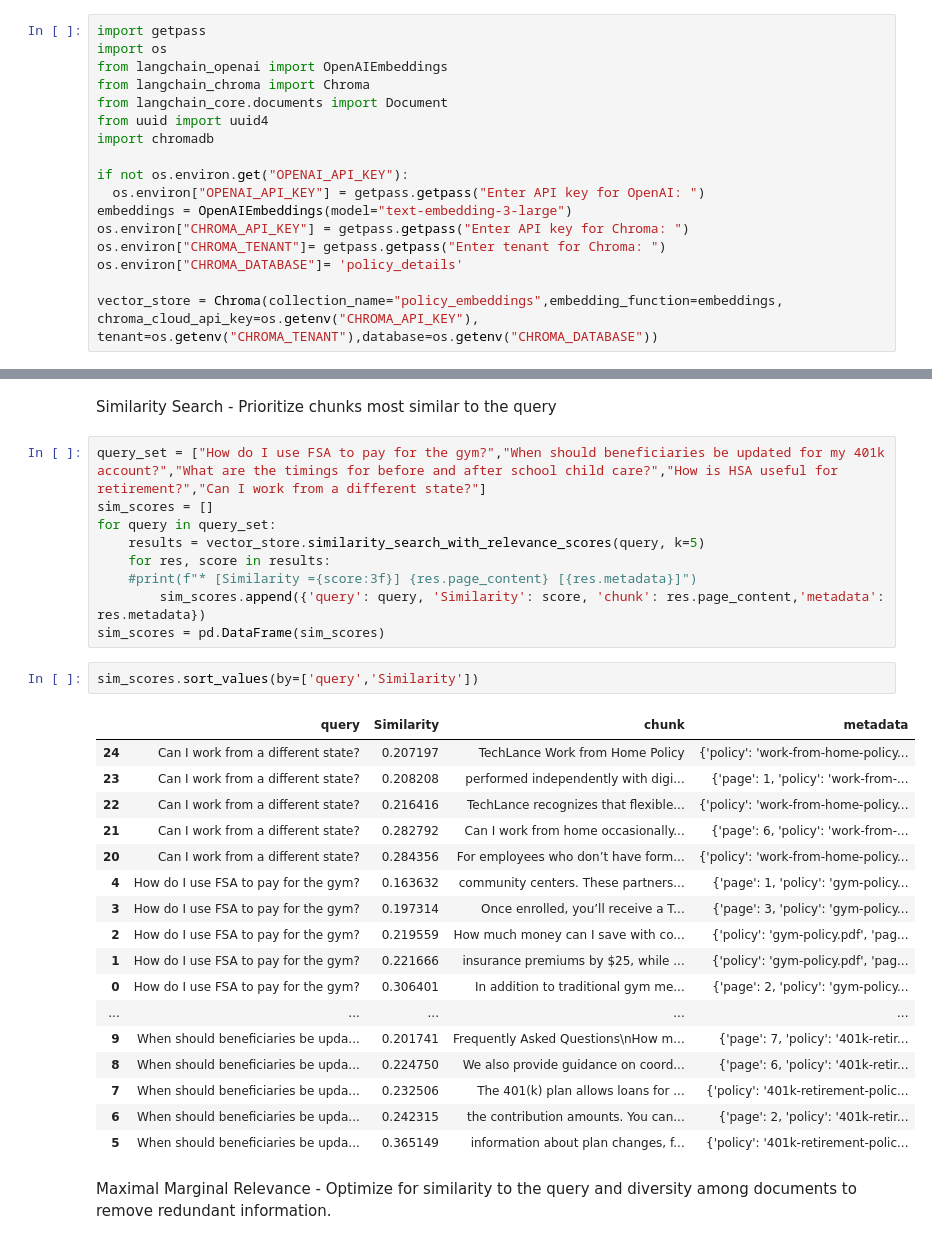
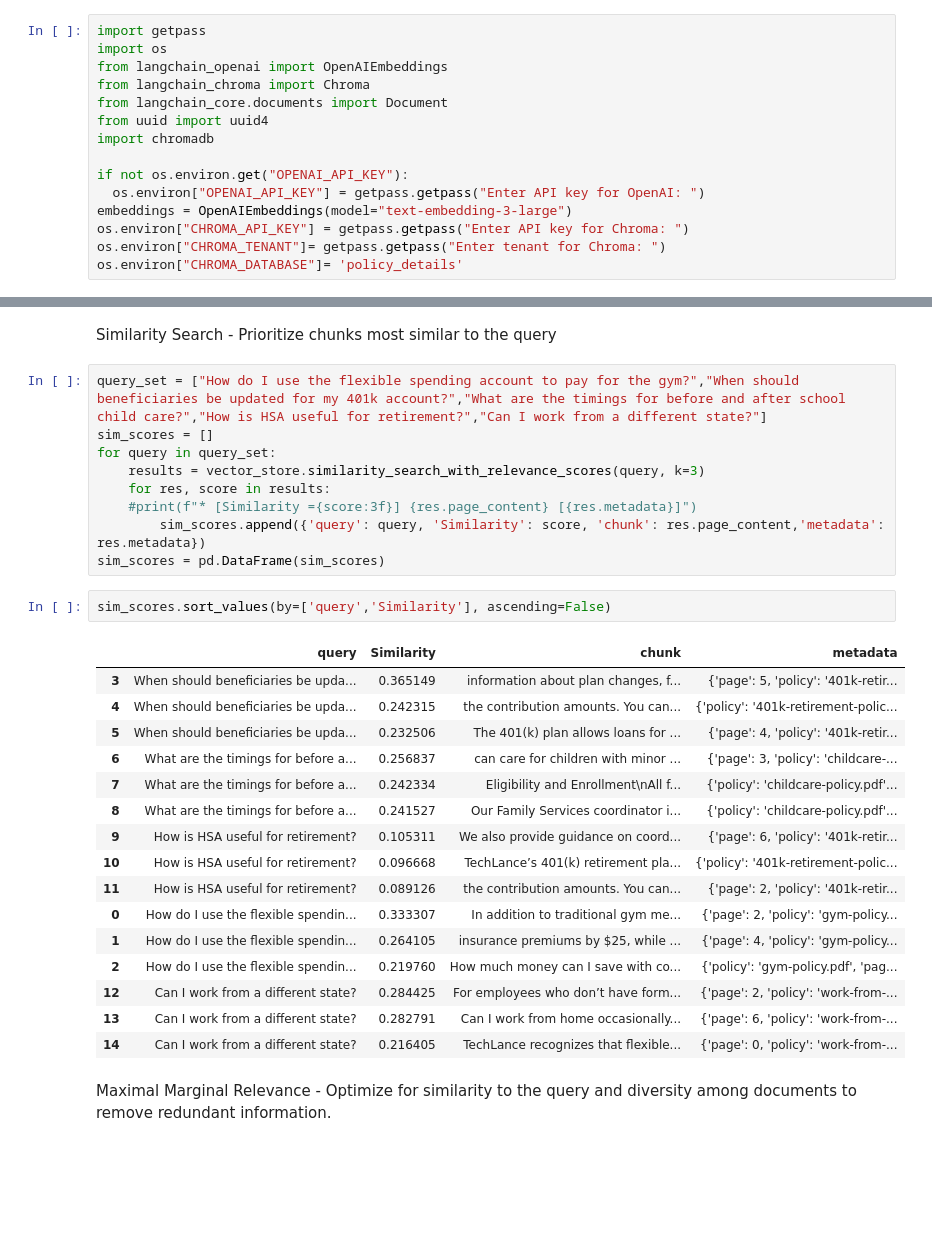
Before and after one commit to shrutikakubal/BenefitSync, a Jupyter notebook: Phase2.ipynb, the cells around one changed output, grey strips where cells are left out. Drawn from its saved outputs; the diff is of its cells as text; blank space fills up the shorter version.

```diff
--- a/Phase2.ipynb
+++ b/Phase2.ipynb
@@ -87,8 +87,5 @@ embeddings = OpenAIEmbeddings(model="text-embedding-3-large")
 os.environ["CHROMA_API_KEY"] = getpass.getpass("Enter API key for Chroma: ")
 os.environ["CHROMA_TENANT"]= getpass.getpass("Enter tenant for Chroma: ")
 os.environ["CHROMA_DATABASE"]= 'policy_details'
-
-vector_store = Chroma(collection_name="policy_embeddings",embedding_function=embeddings, chroma_cloud_api_key=os.getenv("CHROMA_API_KEY"),
-tenant=os.getenv("CHROMA_TENANT"),database=os.getenv("CHROMA_DATABASE"))
 # %% [output]
 Enter API key for OpenAI:  ········
@@ -125,34 +126,33 @@ Enter tenant for Chroma:  ········
 # %% [markdown]
 Similarity Search - Prioritize chunks most similar to the query
 # %%
-query_set = ["How do I use FSA to pay for the gym?","When should beneficiaries be updated for my 401k account?","What are the timings for before and after school child care?","How is HSA useful for retirement?","Can I work from a different state?"]
+query_set = ["How do I use the flexible spending account to pay for the gym?","When should beneficiaries be updated for my 401k account?","What are the timings for before and after school child care?","How is HSA useful for retirement?","Can I work from a different state?"]
 sim_scores = []
 for query in query_set:
-    results = vector_store.similarity_search_with_relevance_scores(query, k=5)
+    results = vector_store.similarity_search_with_relevance_scores(query, k=3)
     for res, score in results:
     #print(f"* [Similarity ={score:3f}] {res.page_content} [{res.metadata}]")
         sim_scores.append({'query': query, 'Similarity': score, 'chunk': res.page_content,'metadata': res.metadata})
 sim_scores = pd.DataFrame(sim_scores)
 # %%
-sim_scores.sort_values(by=['query','Similarity'])
+sim_scores.sort_values(by=['query','Similarity'], ascending=False)
 # %% [output]
 |  | query | Similarity | chunk | metadata |
-| 24 | Can I work from a different state? | 0.207197 | TechLance Work from Home Policy | {'policy': 'work-from-home-policy... |
-| 23 | Can I work from a different state? | 0.208208 | performed independently with digi... | {'page': 1, 'policy': 'work-from-... |
-| 22 | Can I work from a different state? | 0.216416 | TechLance recognizes that ﬂexible... | {'policy': 'work-from-home-policy... |
-| 21 | Can I work from a different state? | 0.282792 | Can I work from home occasionally... | {'page': 6, 'policy': 'work-from-... |
-| 20 | Can I work from a different state? | 0.284356 | For employees who don’t have form... | {'policy': 'work-from-home-policy... |
-| 4 | How do I use FSA to pay for the gym? | 0.163632 | community centers. These partners... | {'page': 1, 'policy': 'gym-policy... |
-| 3 | How do I use FSA to pay for the gym? | 0.197314 | Once enrolled, you’ll receive a T... | {'page': 3, 'policy': 'gym-policy... |
-| 2 | How do I use FSA to pay for the gym? | 0.219559 | How much money can I save with co... | {'policy': 'gym-policy.pdf', 'pag... |
-| 1 | How do I use FSA to pay for the gym? | 0.221666 | insurance premiums by $25, while ... | {'policy': 'gym-policy.pdf', 'pag... |
-| 0 | How do I use FSA to pay for the gym? | 0.306401 | In addition to traditional gym me... | {'page': 2, 'policy': 'gym-policy... |
-| ... | ... | ... | ... | ... |
-| 9 | When should beneficiaries be upda... | 0.201741 | Frequently Asked Questions\nHow m... | {'page': 7, 'policy': '401k-retir... |
-| 8 | When should beneficiaries be upda... | 0.224750 | We also provide guidance on coord... | {'page': 6, 'policy': '401k-retir... |
-| 7 | When should beneficiaries be upda... | 0.232506 | The 401(k) plan allows loans for ... | {'policy': '401k-retirement-polic... |
-| 6 | When should beneficiaries be upda... | 0.242315 | the contribution amounts. You can... | {'page': 2, 'policy': '401k-retir... |
-| 5 | When should beneficiaries be upda... | 0.365149 | information about plan changes, f... | {'policy': '401k-retirement-polic... |
+| 3 | When should beneficiaries be upda... | 0.365149 | information about plan changes, f... | {'page': 5, 'policy': '401k-retir... |
+| 4 | When should beneficiaries be upda... | 0.242315 | the contribution amounts. You can... | {'policy': '401k-retirement-polic... |
+| 5 | When should beneficiaries be upda... | 0.232506 | The 401(k) plan allows loans for ... | {'page': 4, 'policy': '401k-retir... |
+| 6 | What are the timings for before a... | 0.256837 | can care for children with minor ... | {'page': 3, 'policy': 'childcare-... |
+| 7 | What are the timings for before a... | 0.242334 | Eligibility and Enrollment\nAll f... | {'policy': 'childcare-policy.pdf'... |
+| 8 | What are the timings for before a... | 0.241527 | Our Family Services coordinator i... | {'policy': 'childcare-policy.pdf'... |
+| 9 | How is HSA useful for retirement? | 0.105311 | We also provide guidance on coord... | {'page': 6, 'policy': '401k-retir... |
+| 10 | How is HSA useful for retirement? | 0.096668 | TechLance’s 401(k) retirement pla... | {'policy': '401k-retirement-polic... |
+| 11 | How is HSA useful for retirement? | 0.089126 | the contribution amounts. You can... | {'page': 2, 'policy': '401k-retir... |
+| 0 | How do I use the flexible spendin... | 0.333307 | In addition to traditional gym me... | {'page': 2, 'policy': 'gym-policy... |
+| 1 | How do I use the flexible spendin... | 0.264105 | insurance premiums by $25, while ... | {'page': 4, 'policy': 'gym-policy... |
+| 2 | How do I use the flexible spendin... | 0.219760 | How much money can I save with co... | {'policy': 'gym-policy.pdf', 'pag... |
+| 12 | Can I work from a different state? | 0.284425 | For employees who don’t have form... | {'page': 2, 'policy': 'work-from-... |
+| 13 | Can I work from a different state? | 0.282791 | Can I work from home occasionally... | {'page': 6, 'policy': 'work-from-... |
+| 14 | Can I work from a different state? | 0.216405 | TechLance recognizes that ﬂexible... | {'page': 0, 'policy': 'work-from-... |
 # %% [markdown]
 Maximal Marginal Relevance - Optimize for similarity to the query and diversity among documents to remove redundant information.
 # %%
```
Also changed, not shown: parts of 10 cells of this notebook.
